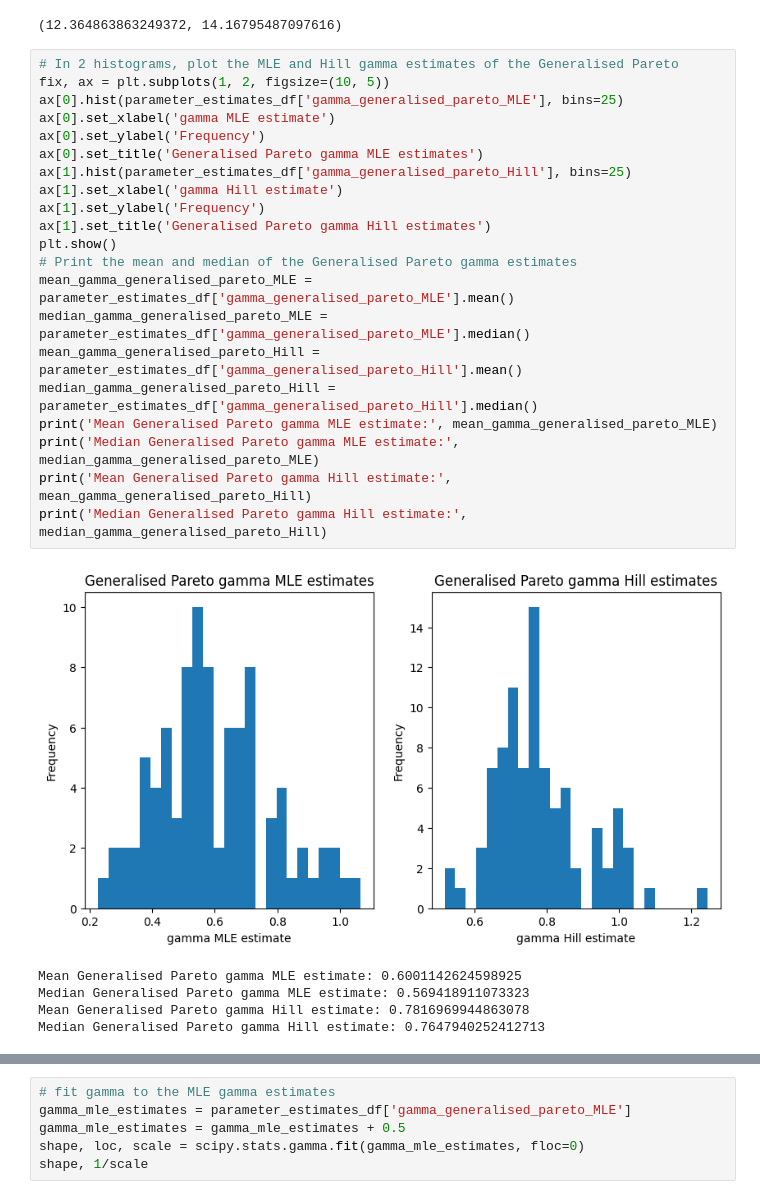
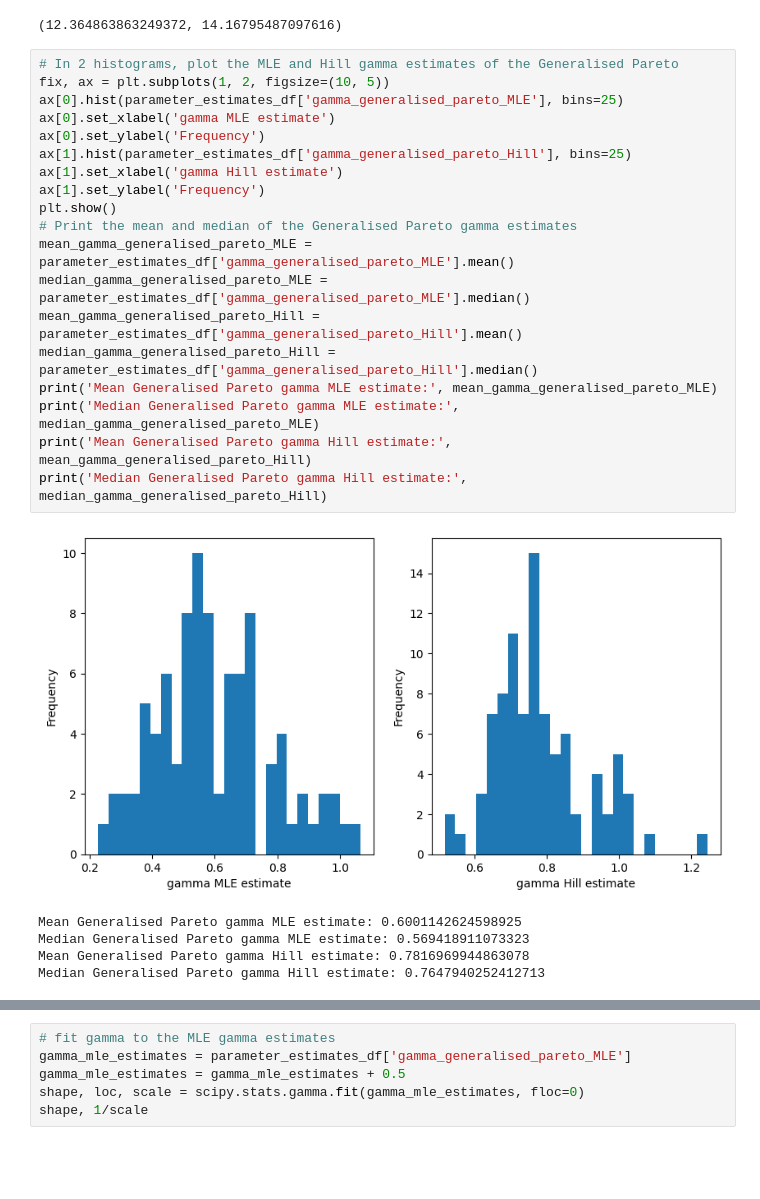
Before and after one commit to plhocker/top_wealth_thesis, a Jupyter notebook: Notebooks/models/frequentist_models.ipynb, the cells around one changed output, grey strips where cells are left out. Cells and saved outputs as stored; diff of their text form; blank space fills up the shorter version.

```diff
--- a/Notebooks/models/frequentist_models.ipynb
+++ b/Notebooks/models/frequentist_models.ipynb
@@ -114,26 +131,24 @@ shape, scale
 # %%
 # In 2 histograms, plot the MLE and Hill gamma estimates of the Generalised Pareto
 fix, ax = plt.subplots(1, 2, figsize=(10, 5))
 ax[0].hist(parameter_estimates_df['gamma_generalised_pareto_MLE'], bins=25)
 ax[0].set_xlabel('gamma MLE estimate')
 ax[0].set_ylabel('Frequency')
-ax[0].set_title('Generalised Pareto gamma MLE estimates')
 ax[1].hist(parameter_estimates_df['gamma_generalised_pareto_Hill'], bins=25)
 ax[1].set_xlabel('gamma Hill estimate')
 ax[1].set_ylabel('Frequency')
-ax[1].set_title('Generalised Pareto gamma Hill estimates')
 plt.show()
 # Print the mean and median of the Generalised Pareto gamma estimates
 mean_gamma_generalised_pareto_MLE = parameter_estimates_df['gamma_generalised_pareto_MLE'].mean()
 median_gamma_generalised_pareto_MLE = parameter_estimates_df['gamma_generalised_pareto_MLE'].median()
 mean_gamma_generalised_pareto_Hill = parameter_estimates_df['gamma_generalised_pareto_Hill'].mean()
 median_gamma_generalised_pareto_Hill = parameter_estimates_df['gamma_generalised_pareto_Hill'].median()
 print('Mean Generalised Pareto gamma MLE estimate:', mean_gamma_generalised_pareto_MLE)
 print('Median Generalised Pareto gamma MLE estimate:', median_gamma_generalised_pareto_MLE)
 print('Mean Generalised Pareto gamma Hill estimate:', mean_gamma_generalised_pareto_Hill)
 print('Median Generalised Pareto gamma Hill estimate:', median_gamma_generalised_pareto_Hill)
 # %% [output]
-[figure, old version]
+[figure, new version]
 Mean Generalised Pareto gamma MLE estimate: 0.6001142624598925
 Median Generalised Pareto gamma MLE estimate: 0.569418911073323
 Mean Generalised Pareto gamma Hill estimate: 0.7816969944863078
```
Also changed, not shown: parts of 19 cells of this notebook, 16 other files.
